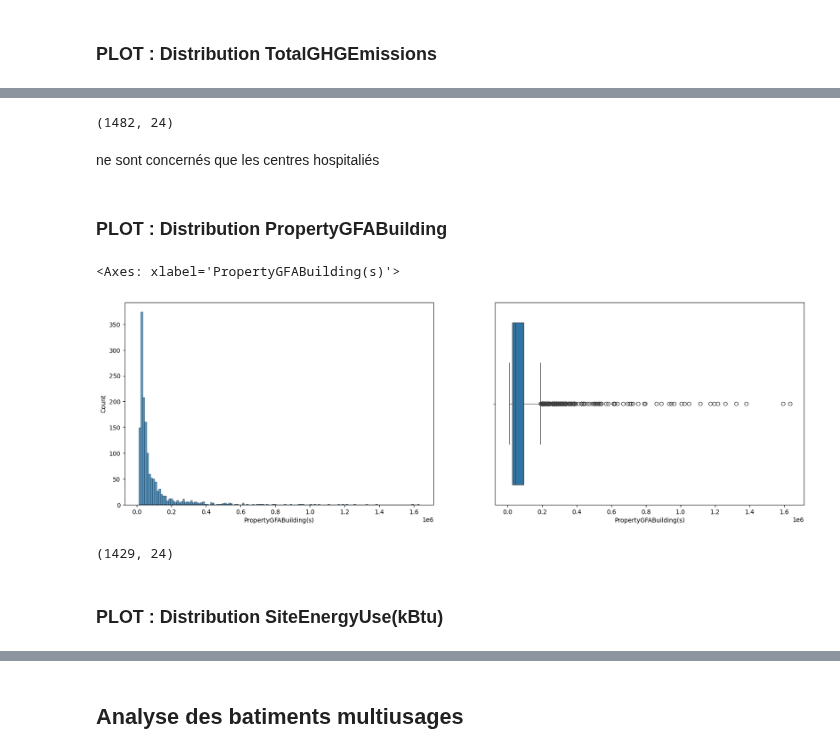
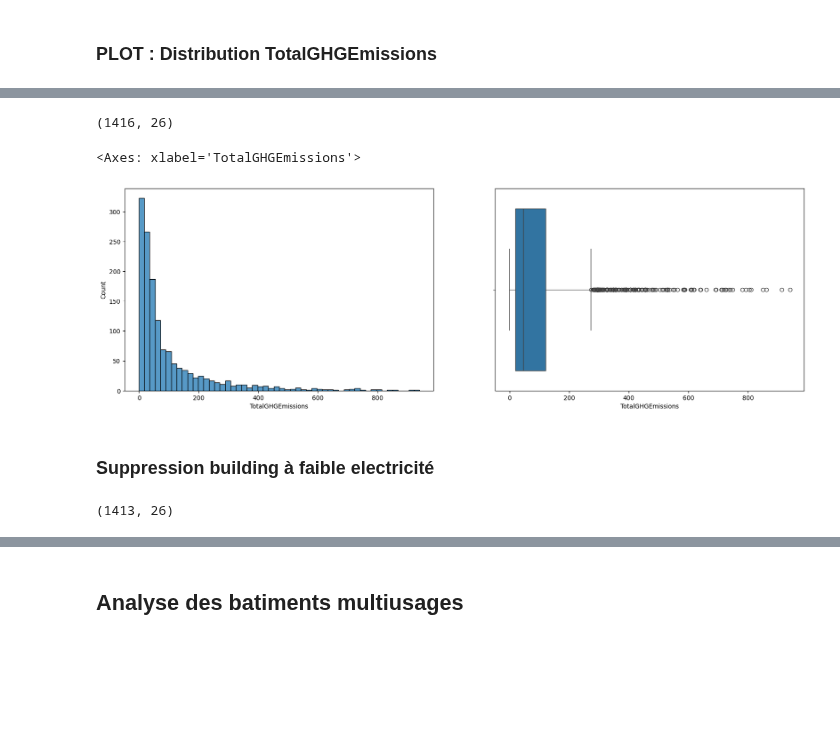
Before and after one commit to RandomFab/SEATLE, a Jupyter notebook: P3_template_modelistation_supervisee.ipynb, the cells around one changed output, grey strips where cells are left out. Drawn from its saved outputs; the diff is of its cells as text; code cells hidden in the pictures; blank space fills up the shorter version.

Commit message:
Suppression des outliers et traitement des données raisonné pour optimisation score

```diff
--- a/P3_template_modelistation_supervisee.ipynb
+++ b/P3_template_modelistation_supervisee.ipynb
@@ -305,0 +367,3 @@ df.shape
+# %%
+df.drop(index = df[df['NumberofBuildings']>20].index,inplace=True)
+df.shape
@@ -305,0 +383,2 @@ df.shape
+# %%
+df['parking_ratio'] = df.apply(lambda row : row['PropertyGFAParking']/row['PropertyGFATotal'],axis = 1)
@@ -305,0 +394,3 @@ df.shape
+# %%
+df.drop(index = df[df['parking_ratio']>0.5].index,inplace=True)
+df.shape
@@ -317,25 +419,21 @@ sns.boxplot(x=df['TotalGHGEmissions'])
 # %%
-df.drop(index = df[df['TotalGHGEmissions']>2000].index,inplace=True)
+df.drop(index = df[df['TotalGHGEmissions']>1000].index,inplace=True)
 df.shape
 # %% [output]
-(1482, 24)
+(1416, 26)
-# %% [markdown]
-ne sont concernés que les centres hospitaliés
-# %% [markdown]
-### PLOT : Distribution PropertyGFABuilding
 # %%
 plt.figure(figsize=(20,6))
 plt.subplot(1,2,1)
-sns.histplot(x=df['PropertyGFABuilding(s)'])
+sns.histplot(x=df['TotalGHGEmissions'])
 plt.subplot(1,2,2)
-sns.boxplot(x=df['PropertyGFABuilding(s)'])
+sns.boxplot(x=df['TotalGHGEmissions'])
 # %% [output]
-<Axes: xlabel='PropertyGFABuilding(s)'>
+<Axes: xlabel='TotalGHGEmissions'>
-[figure, old version]
+[figure, new version]
+# %% [markdown]
+### Suppression building à faible electricité
 # %%
-df.drop(index = df[df['PropertyGFABuilding(s)']>400000].index,inplace=True)
+df.drop(index = df[df['Electricity(kBtu)']<=0].index,inplace=True)
 df.shape
 # %% [output]
-(1429, 24)
+(1413, 26)
-# %% [markdown]
-### PLOT : Distribution SiteEnergyUse(kBtu)
```
Also changed, not shown: parts of 33 cells of this notebook.
